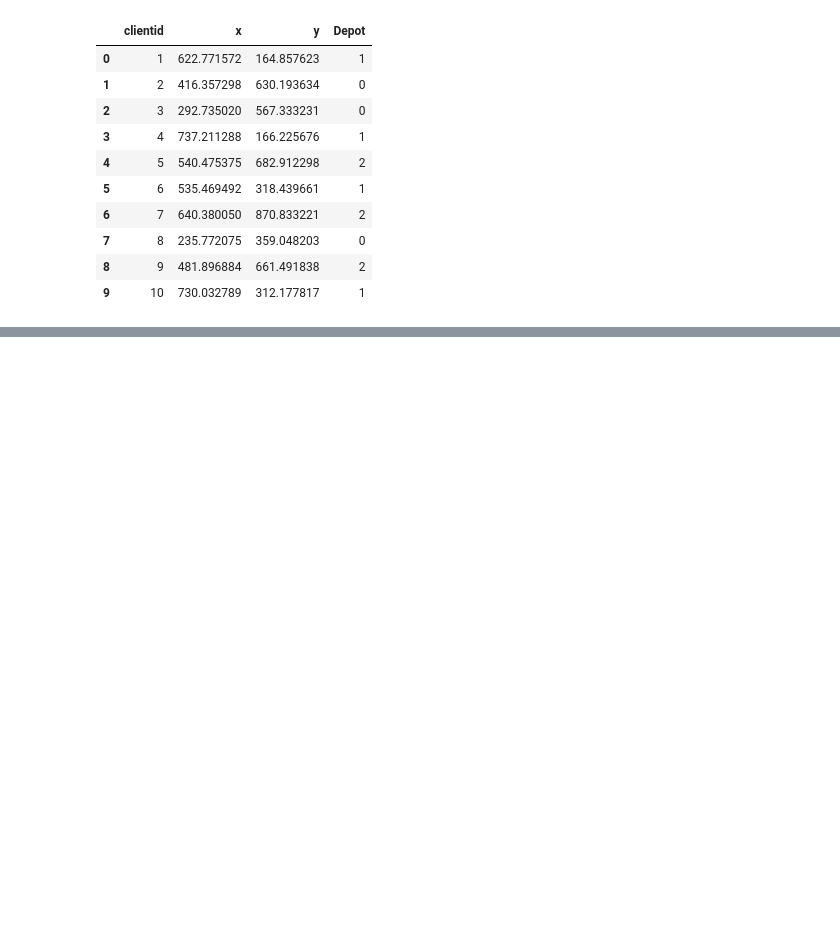
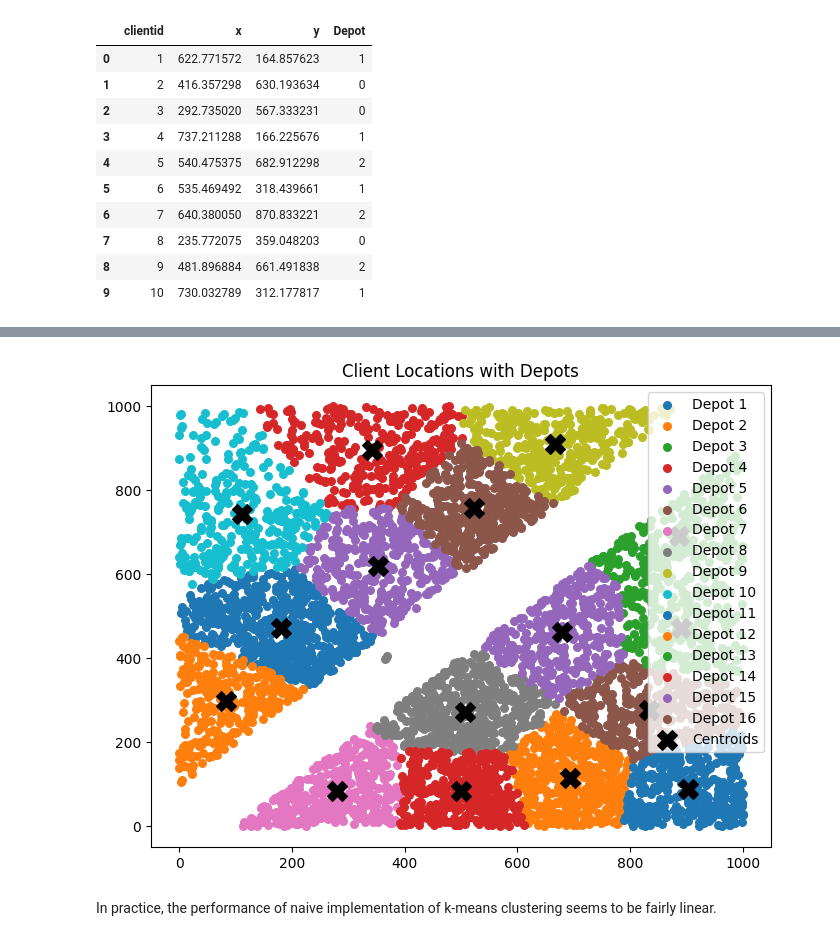
Before and after one commit to samuelms123/ML-tasks, a Jupyter notebook: task5/task5-pipeline.ipynb, the cells around one changed output, grey strips where cells are left out. Cells and saved outputs as stored; diff of their text form; code cells hidden in the pictures; blank space fills up the shorter version.

```diff
--- a/task5/task5-pipeline.ipynb
+++ b/task5/task5-pipeline.ipynb
@@ -131,0 +168,9 @@ cust_df.head(10)
+# %%
+# With 16 clusters
+kmeans.n_clusters = 16
+kmeans.fit(cust_df[['x', 'y']])
+plot_kmeans(16)
+# %% [output]
+[figure, added]
+# %% [markdown]
+In practice, the performance of naive implementation of k-means clustering seems to be fairly linear.
```
Also changed, not shown: parts of 9 cells of this notebook.
